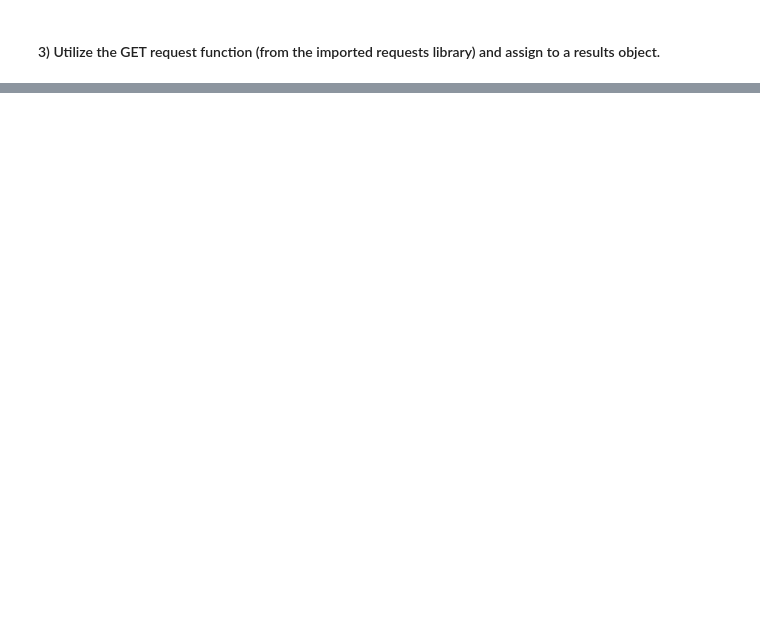
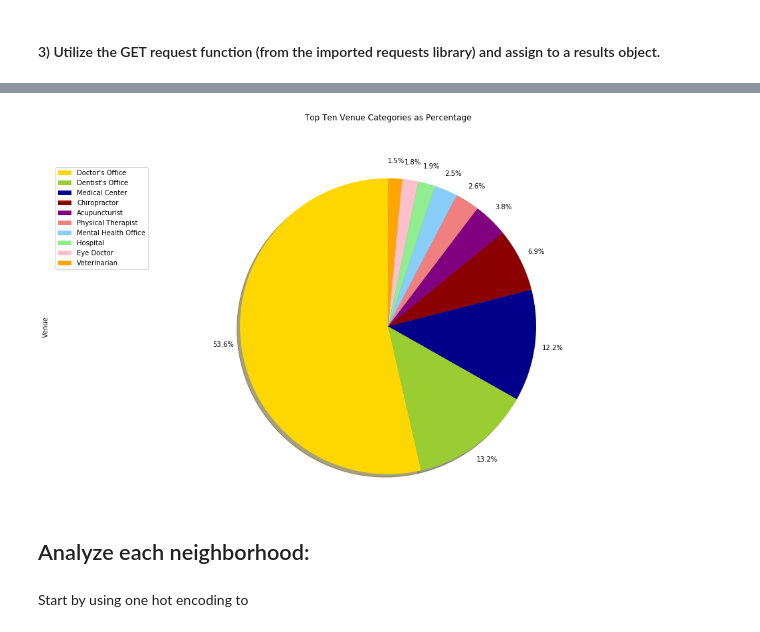
Before and after one commit to nmeljefe/Coursera_IBM_DataScience, a Jupyter notebook: IBM_DataScience_Capstone.ipynb, the cells around one changed output, grey strips where cells are left out. Cells and saved outputs as stored; diff of their text form; code cells hidden in the pictures; blank space fills up the shorter version.

```diff
--- a/IBM_DataScience_Capstone.ipynb
+++ b/IBM_DataScience_Capstone.ipynb
@@ -165,0 +211,9 @@ medical center .... OK!
+# %%
+neighborhood_latitude = df_zipcode.loc[0, 'Latitude'] # neighborhood latitude value
+neighborhood_longitude = df_zipcode.loc[0, 'Longitude'] # neighborhood longitude value
+
+neighborhood_name = df_zipcode.loc[0, 'Neighborhood'] # neighborhood name
+
+print('Latitude and longitude values of {} are {}, {}.'.format(neighborhood_name,
+                                                               neighborhood_latitude,
+                                                               neighborhood_longitude))
@@ -339,0 +383,5 @@ venues_map
+# %%
+seattle_healthcare = getNearbyVenues(names=df_zipcode['Neighborhood'],
+                                   latitudes=df_zipcode['Latitude'],
+                                   longitudes=df_zipcode['Longitude']
+                                  )
@@ -339,0 +457,5 @@ venues_map
+# %%
+df_sea_venue = seattle_healthcare.groupby('Venue Category').count()
+df_sea_venue.drop(['Neighborhood', 'Neighborhood Latitude', 'Neighborhood Longitude', 'Venue Latitude', 'Venue Longitude'], axis=1, inplace=True)
+df_sea_venue = df_sea_venue.sort_values(by=['Venue'], ascending = False)
+df_sea_venue
@@ -339,0 +483,3 @@ venues_map
+# %%
+#Consider only the top 10 venue catagories for the pie chart:
+df_sea_venue_top10 = df_sea_venue.drop(df_sea_venue.index[[10, 11, 12, 13, 14, 15, 16, 17, 18, 19, 20, 21, 22, 23, 24, 25, 26, 27, 28]])
@@ -339,0 +506,28 @@ venues_map
+# %%
+colors_list = ['gold', 'yellowgreen', 'darkblue', 'darkred', 'purple', 'lightcoral', 'lightskyblue', 'lightgreen', 'pink', 'orange']
+
+df_sea_venue_top10['Venue'].plot(kind='pie',
+                            figsize=(18, 9),
+                            autopct='%1.1f%%',
+                            startangle=90,
+                            shadow=True,
+                            labels=None,         # turn off labels on pie chart
+                            pctdistance=1.12,    # the ratio between the center of each pie slice and the start of the text generated by autopct
+                            colors=colors_list,  # add custom colors
+                            )
+
+# scale the title up by 12% to match pctdistance
+plt.title('Top Ten Venue Categories as Percentage', y=1.12)
+
+plt.axis('equal')
+
+# add legend
+plt.legend(labels=df_sea_venue_top10.index, loc='upper left')
+
+plt.show()
+# %% [output]
+[figure, added]
+# %% [markdown]
+## Analyze each neighborhood:
+# %% [markdown]
+Start by using one hot encoding to
```
Also changed, not shown: parts of 162 cells of this notebook, 1 other file.
